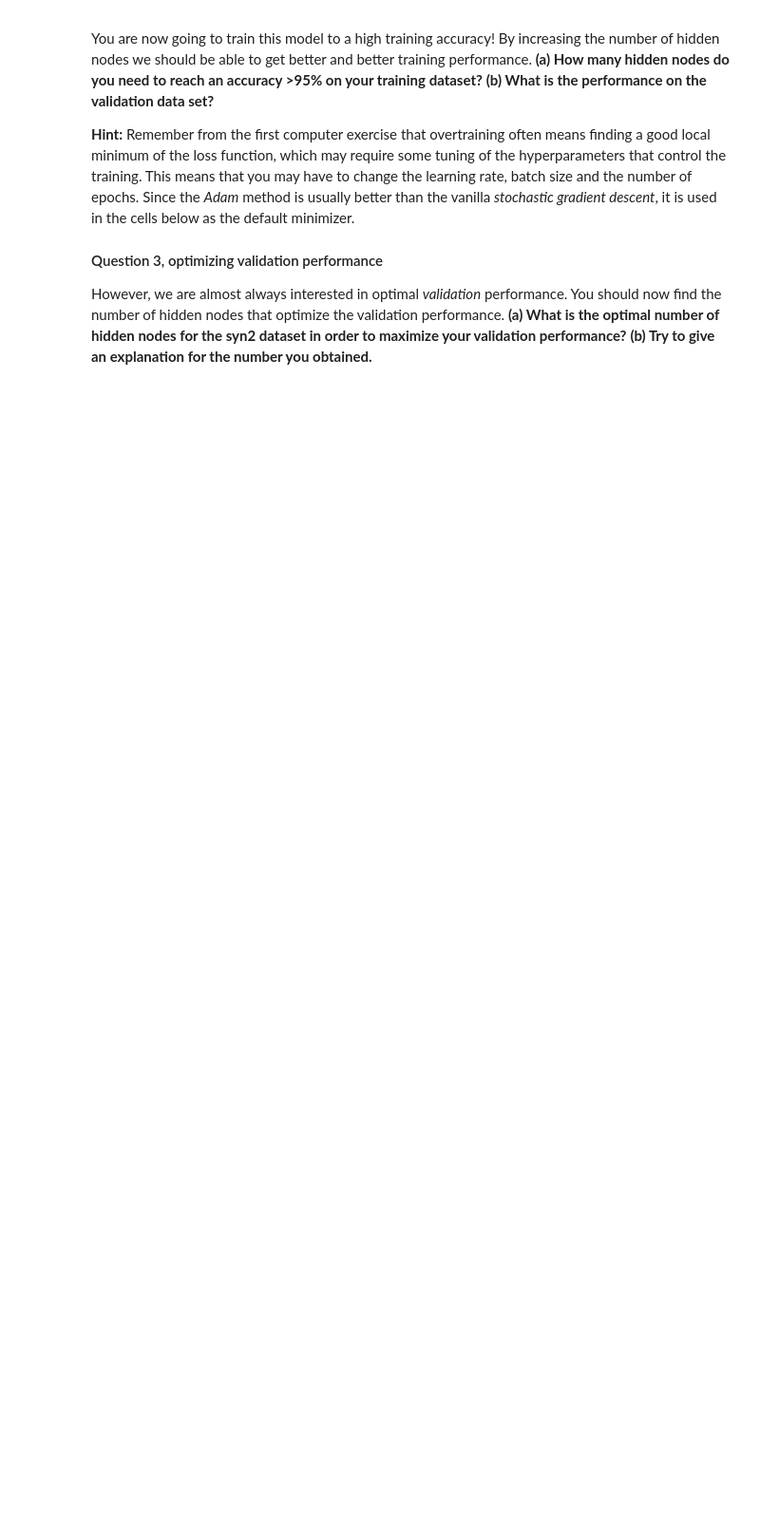
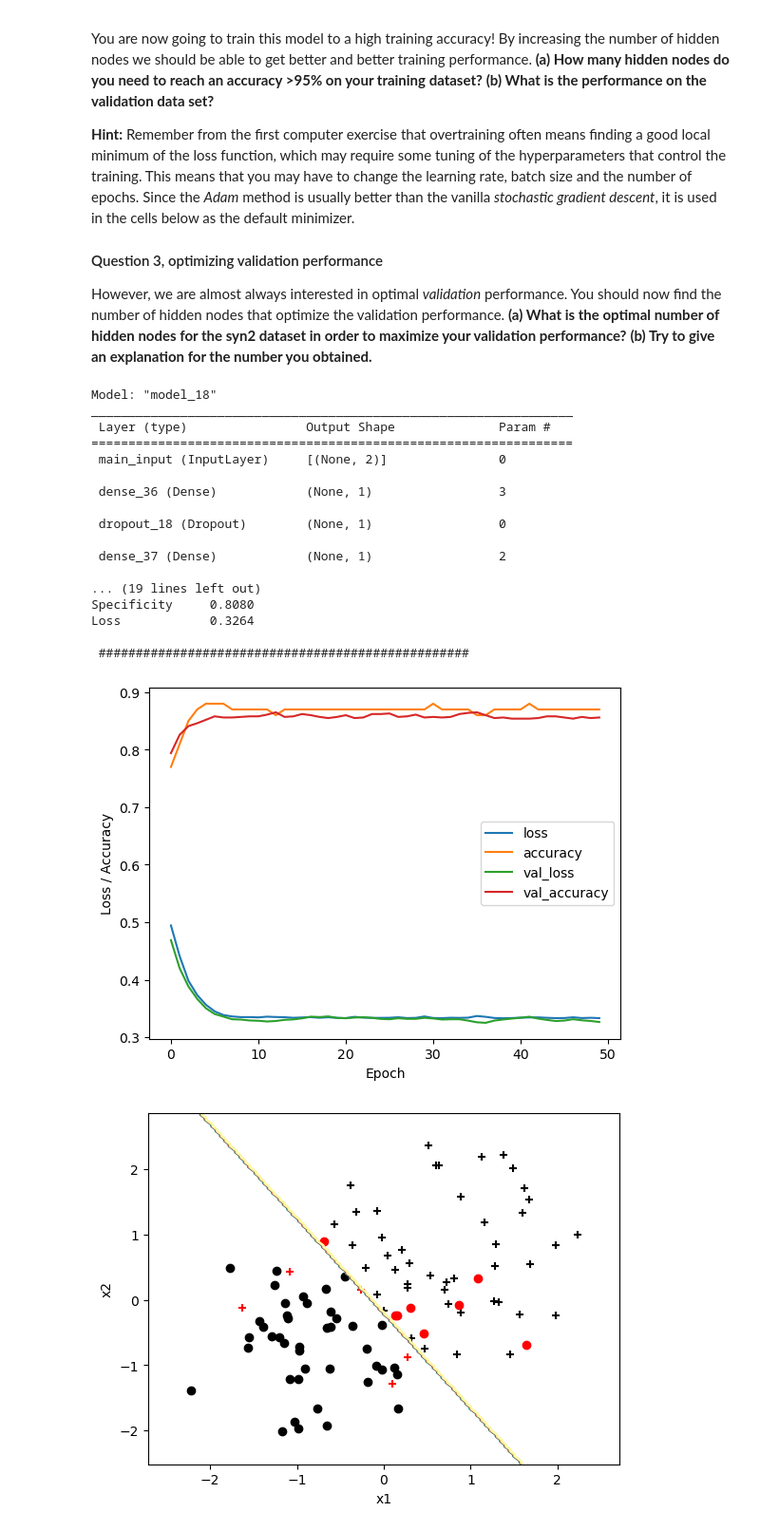
Before and after one commit to TheodorAT/Neural-Networks, a Jupyter notebook: Lab2/lab2.ipynb, the cells around one changed output. Shown: that part at 95% size. Cells and saved outputs as stored; diff of their text form; code cells hidden in the pictures; blank space fills up the shorter version.

```diff
--- a/Lab2/lab2.ipynb
+++ b/Lab2/lab2.ipynb
@@ -608,38 +608,58 @@ INPUT = {'inp_dim': x_trn.shape[1],
          'cost_fun': 'binary_crossentropy', # error function
          'lr_rate': 0.05 ,                  # learning rate
          'num_out' : 1 }                    # if binary --> 1 |  regression--> num inputs | multi-class--> num of classes
-number_epochs = 500
+number_epochs = 50
 minibatch_size = 25
 ####
 
 # Get the model
 model_ex1 = mlp(**INPUT)
 
 # Print a summary of the model
 model_ex1.summary()
 
 # Train the model
 estimator_ex1 = model_ex1.fit(x_trn, d_trn,
                       validation_data=(x_val, d_val),
                       epochs=number_epochs,
                       batch_size=minibatch_size,
                       verbose=0)
 
 # Call the stats function to print out statistics for classification problems
 stats_class(x_trn, d_trn, 'Training', model_ex1)
 stats_class(x_val, d_val, 'Validation', model_ex1)
 
 # Training history
 plt.figure()
 plt.ylabel('Loss / Accuracy')
 plt.xlabel('Epoch')
 for k in estimator_ex1.history.keys():
     plt.plot(estimator_ex1.history[k], label = k)
 plt.legend(loc='best')
 plt.show()
 
 # Show the decision boundary for the training dataset
 decision_b(x_trn, d_trn, model_ex1)
 
 # If you uncomment this one you will see how the decsion boundary is with respect to the validation data
-#decision_b(x_val, d_val)
+decision_b(x_val, d_val, model_ex1)
+# %% [output]
+Model: "model_18"
+_________________________________________________________________
+ Layer (type)                Output Shape              Param #
+=================================================================
+ main_input (InputLayer)     [(None, 2)]               0
+
+ dense_36 (Dense)            (None, 1)                 3
+
+ dropout_18 (Dropout)        (None, 1)                 0
+
+ dense_37 (Dense)            (None, 1)                 2
+
+... (19 lines left out)
+Specificity     0.8080
+Loss            0.3264
+
+ ##################################################
+[figure, added]
+[figure, added]
```
Also changed, not shown: parts of 4 cells of this notebook.
